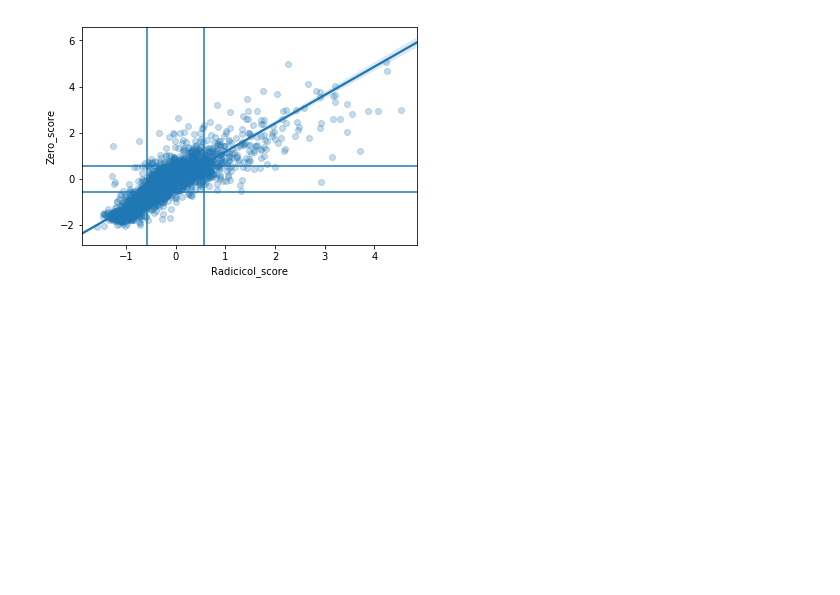
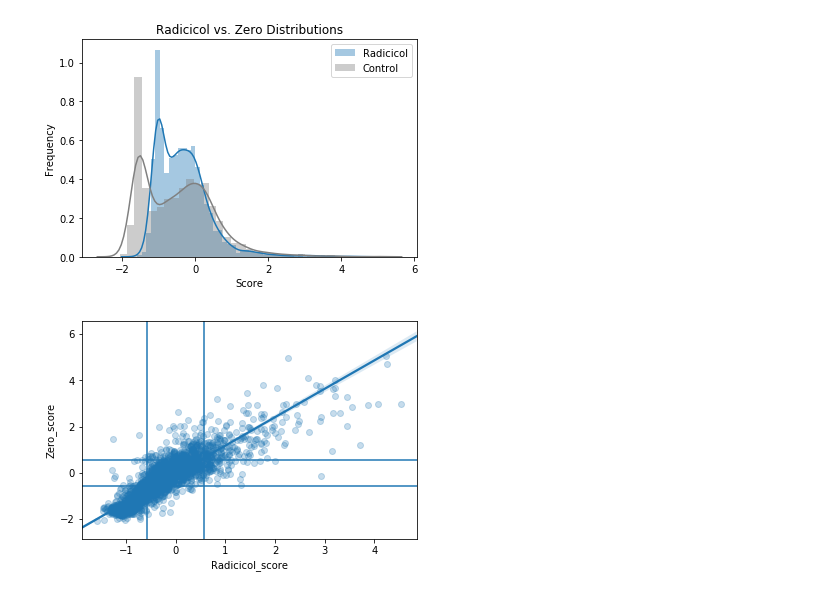
Before and after one commit to nguyenvanessa/src, a Jupyter notebook: Src_Variant_Analysis_Activity_Scores.ipynb, the cells around one changed output. Cells and saved outputs as stored; diff of their text form; code cells hidden in the pictures; blank space fills up the shorter version.

Commit message:
20190129
Update figures and PyMOL folder

```diff
--- a/Src_Variant_Analysis_Activity_Scores.ipynb
+++ b/Src_Variant_Analysis_Activity_Scores.ipynb
@@ -45,6 +45,16 @@ ratios.to_csv('ratios.csv')"""
 
 resids = pd.Series.from_csv('resids.csv')
 ratios = pd.Series.from_csv('ratios.csv')
+# %%
+sns.distplot(pointMuts['Radicicol_score'], label='Radicicol')
+sns.distplot(pointMuts['Zero_score'], label='Control', color='grey')
+plt.legend()
+plt.xlabel('Score')
+plt.ylabel('Frequency')
+plt.title('Radicicol vs. Zero Distributions')
+plt.show()
+# %% [output]
+[figure, added]
 # %%
 # Constructing lists of 3 letter and 1 letter AA codes to build dictionary and DataFrame
 AA3idx = [
```
Also changed, not shown: parts of 6 cells of this notebook, 14 other files.
